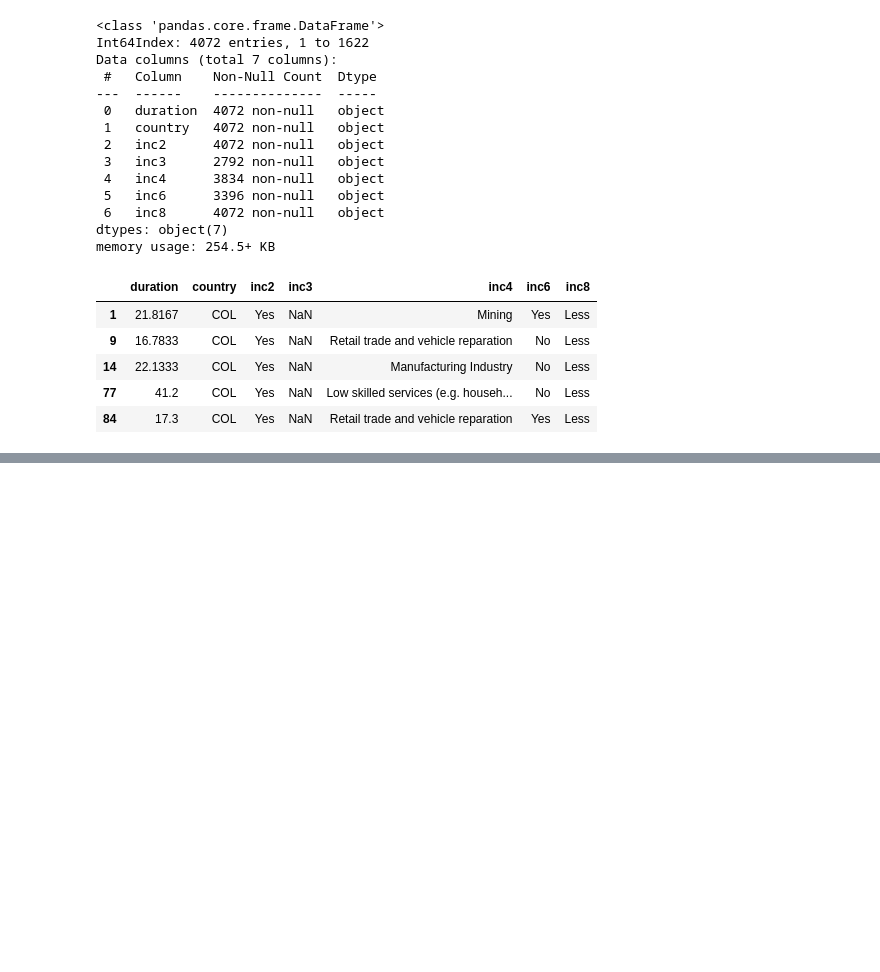
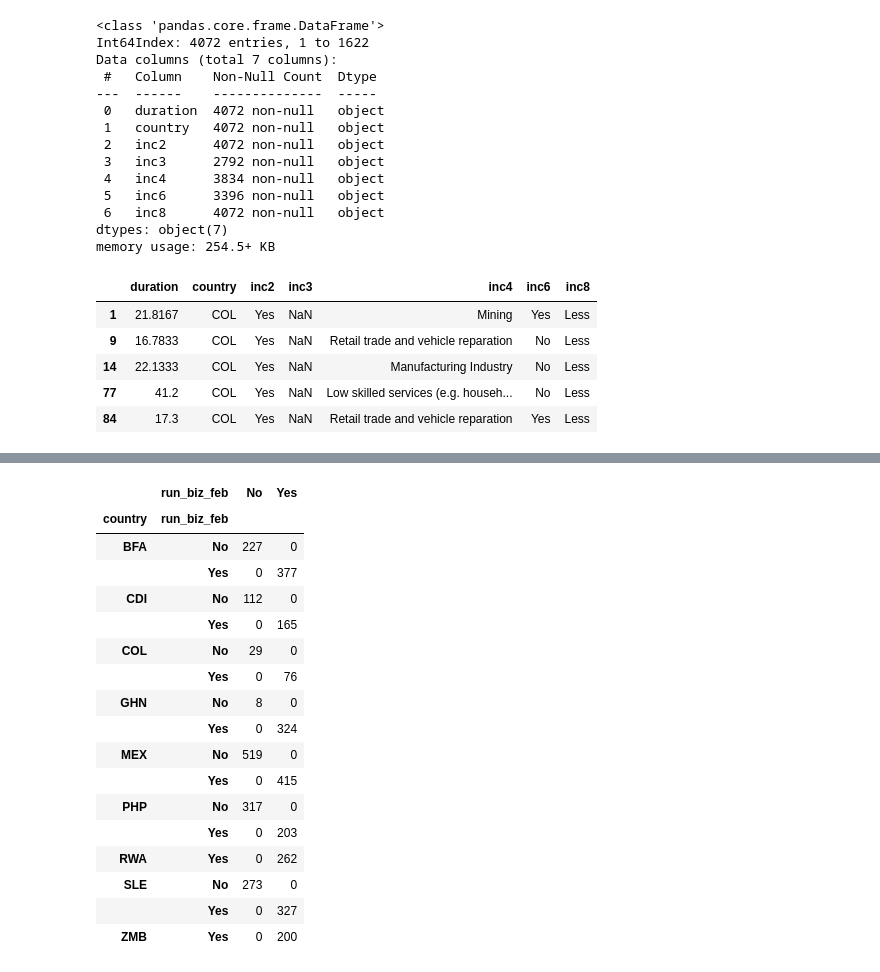
Before and after one commit to paultanger/COVID_SMEs, a Jupyter notebook: RECOVR_EDA.ipynb, the cells around one changed output, grey strips where cells are left out. Cells and saved outputs as stored; diff of their text form; code cells hidden in the pictures; blank space fills up the shorter version.

```diff
--- a/RECOVR_EDA.ipynb
+++ b/RECOVR_EDA.ipynb
@@ -336,0 +453,22 @@ DataError: No numeric types to aggregate
+# %%
+# pd.crosstab(index=[final['country']], columns=[final['run_biz_feb']], normalize='index')
+pd.crosstab(index=[final['country'], final['run_biz_feb']], columns=[final['run_biz_feb']])
+# %% [output]
+|  | run_biz_feb | No | Yes |
+| country | run_biz_feb |  |  |
+| BFA | No | 227 | 0 |
+|  | Yes | 0 | 377 |
+| CDI | No | 112 | 0 |
+|  | Yes | 0 | 165 |
+| COL | No | 29 | 0 |
+|  | Yes | 0 | 76 |
+| GHN | No | 8 | 0 |
+|  | Yes | 0 | 324 |
+| MEX | No | 519 | 0 |
+|  | Yes | 0 | 415 |
+| PHP | No | 317 | 0 |
+|  | Yes | 0 | 203 |
+| RWA | Yes | 0 | 262 |
+| SLE | No | 273 | 0 |
+|  | Yes | 0 | 327 |
+| ZMB | Yes | 0 | 200 |
```
Also changed, not shown: parts of 30 cells of this notebook, 1 other file.
